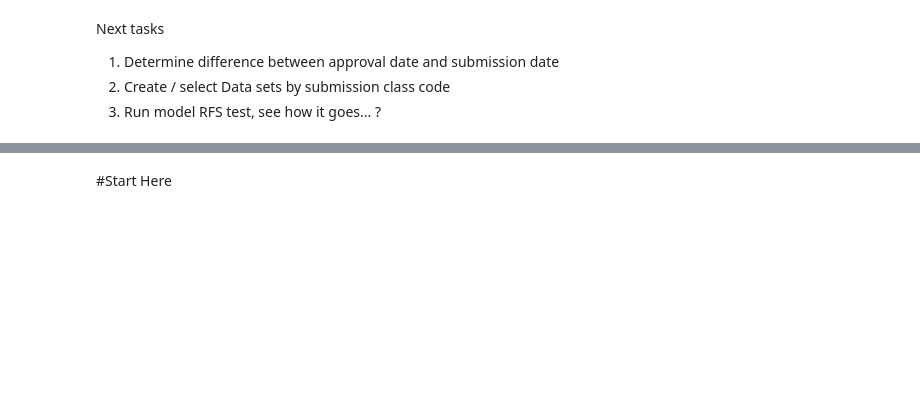
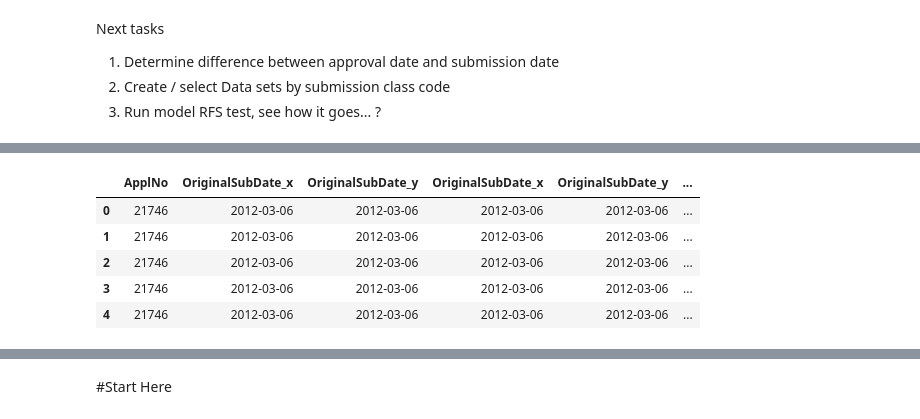
Before and after one commit to camrobertson/FDA_SupplementModel, a Jupyter notebook: FDA_sup_model.ipynb, the cells around one changed output, grey strips where cells are left out. Drawn from its saved outputs; the diff is of its cells as text; code cells hidden in the pictures; blank space fills up the shorter version.

```diff
--- a/FDA_sup_model.ipynb
+++ b/FDA_sup_model.ipynb
@@ -122,0 +190,9 @@ Master_df
+# %%
+Master_df.head()
+# %% [output]
+|  | ApplNo | OriginalSubDate_x | OriginalSubDate_y | OriginalSubDate_x | OriginalSubDate_y | ... |
+| 0 | 21746 | 2012-03-06 | 2012-03-06 | 2012-03-06 | 2012-03-06 | ... |
+| 1 | 21746 | 2012-03-06 | 2012-03-06 | 2012-03-06 | 2012-03-06 | ... |
+| 2 | 21746 | 2012-03-06 | 2012-03-06 | 2012-03-06 | 2012-03-06 | ... |
+| 3 | 21746 | 2012-03-06 | 2012-03-06 | 2012-03-06 | 2012-03-06 | ... |
+| 4 | 21746 | 2012-03-06 | 2012-03-06 | 2012-03-06 | 2012-03-06 | ... |
```
Also changed, not shown: parts of 33 cells of this notebook.
